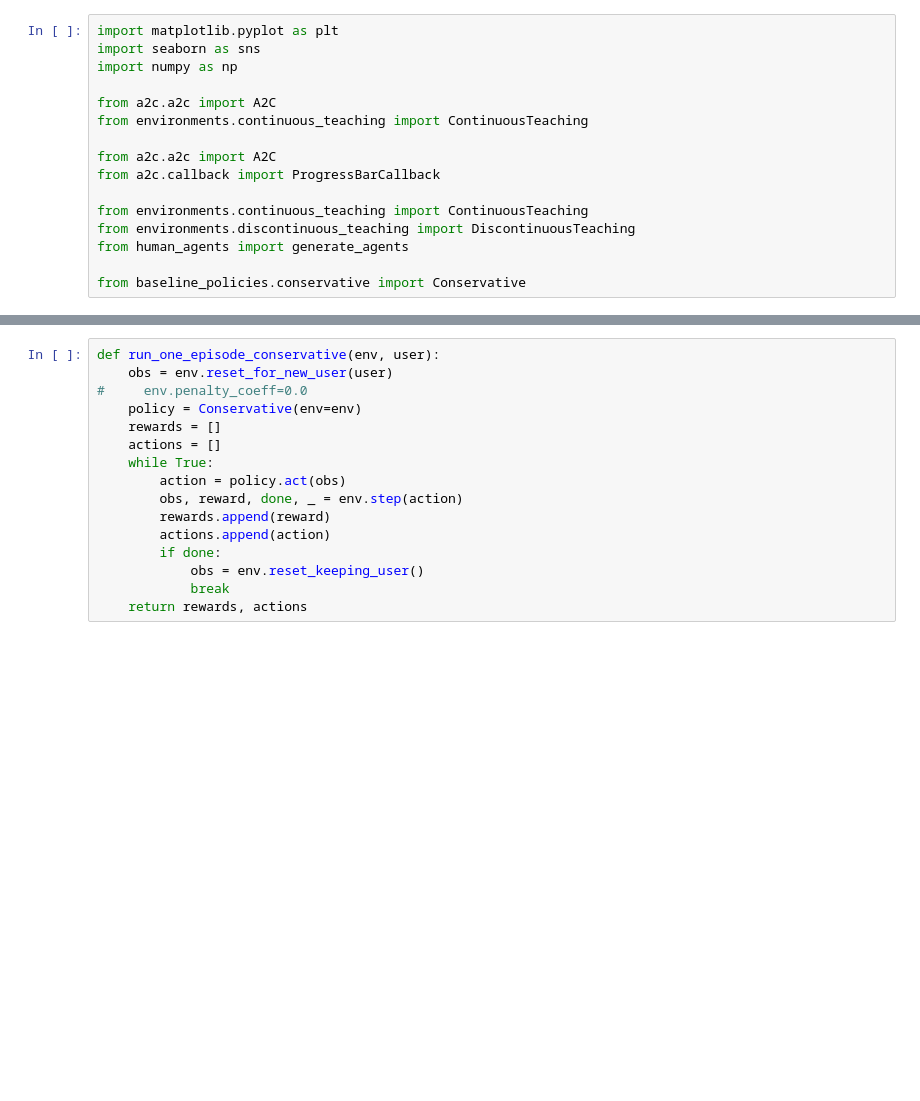
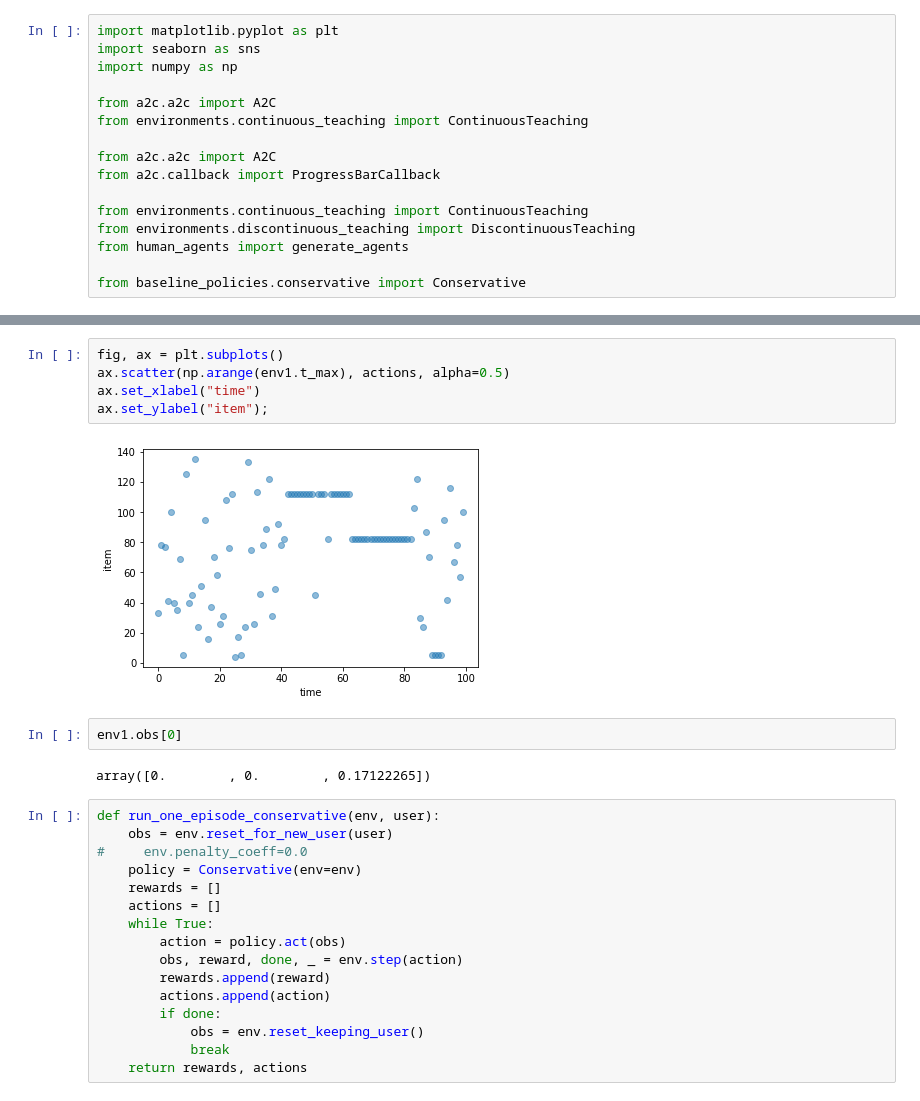
Before and after one commit to AurelienNioche/ActiveTeachingCollaborative, a Jupyter notebook: planning/using-a2c/check_discontinuous_runs.ipynb, the cells around one changed output, grey strips where cells are left out. Drawn from its saved outputs; the diff is of its cells as text; blank space fills up the shorter version.

```diff
--- a/planning/using-a2c/check_discontinuous_runs.ipynb
+++ b/planning/using-a2c/check_discontinuous_runs.ipynb
@@ -66,3 +59,14 @@ NameError: name 'rewards' is not defined
+# %%
+fig, ax = plt.subplots()
+ax.scatter(np.arange(env1.t_max), actions, alpha=0.5)
+ax.set_xlabel("time")
+ax.set_ylabel("item");
+# %% [output]
+[figure, added]
+# %%
+env1.obs[0]
+# %% [output]
+array([0.        , 0.        , 0.17122265])
 # %%
 def run_one_episode_conservative(env, user):
     obs = env.reset_for_new_user(user)
```
Also changed, not shown: parts of 6 cells of this notebook, 3 other files.
